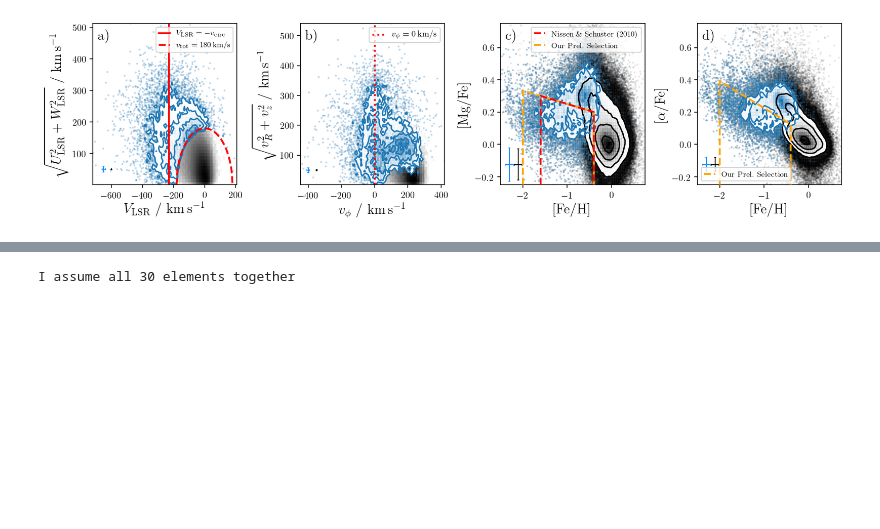
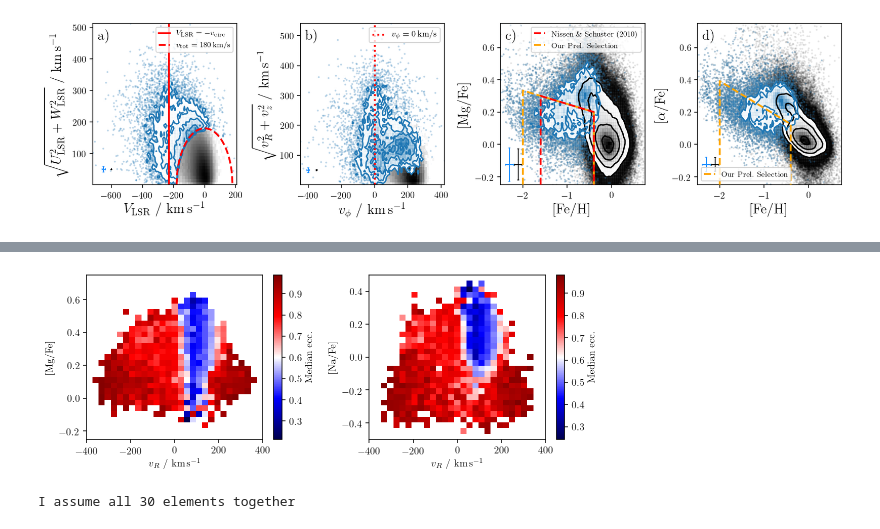
Before and after one commit to svenbuder/Accreted-stars-in-GALAH-DR3, a Jupyter notebook: figures/chemical_differences.ipynb, the cells around one changed output, grey strips where cells are left out. Cells and saved outputs as stored; diff of their text form; code cells hidden in the pictures; blank space fills up the shorter version.

```diff
--- a/figures/chemical_differences.ipynb
+++ b/figures/chemical_differences.ipynb
@@ -896,3 +1018,33 @@ CHANGE TO INITIAL [FE/H] SELECTION: now < -0.4 instead of -0.5
+# %%
+def check_vr_mgfe_vr_nafe_ecc():
+    f, gs = plt.subplots(1,2,figsize=(8,3))
+    hist2d_bin_colored(
+        X=data['vR_Rzphi'][stars_with_high_vtot & (data['flag_Na_fe']==0)],
+        Y=data['Mg_fe'][stars_with_high_vtot & (data['flag_Na_fe']==0)],
+        Z=data['ecc'][stars_with_high_vtot & (data['flag_Na_fe']==0)],
+        X_label=r'$v_R$ / $\mathrm{km\,s^{-1}}$',
+        Y_label=r'[Mg/Fe]',
+        Z_label=r'Median ecc.',
+        cmap='seismic',
+        bins=(np.linspace(-400,400,30),np.linspace(-0.25,0.75,30)),
+        ax=gs[0]
+    )
+    hist2d_bin_colored(
+        X=data['vR_Rzphi'][stars_with_high_vtot & (data['flag_Na_fe']==0)],
+        Y=data['Na_fe'][stars_with_high_vtot & (data['flag_Na_fe']==0)],
+        Z=data['ecc'][stars_with_high_vtot & (data['flag_Na_fe']==0)],
+        X_label=r'$v_R$ / $\mathrm{km\,s^{-1}}$',
+        Y_label=r'[Na/Fe]',
+        Z_label=r'Median ecc.',
+        cmap='seismic',
+        bins=(np.linspace(-400,400,30),np.linspace(-0.5,0.5,30)),
+        ax=gs[1]
+    )
+    plt.tight_layout()
+    plt.savefig('vR_Mg_Na_ecc.png',bbox_inches='tight',dpi=300)
+check_vr_mgfe_vr_nafe_ecc()
+# %% [output]
+[figure, added]
 # %%
 # Get the Nissen 2010, 2011, 2012, 2014 data and Fishlock 2017 data
 
```
Also changed, not shown: parts of 3 cells of this notebook, 1 other file.
